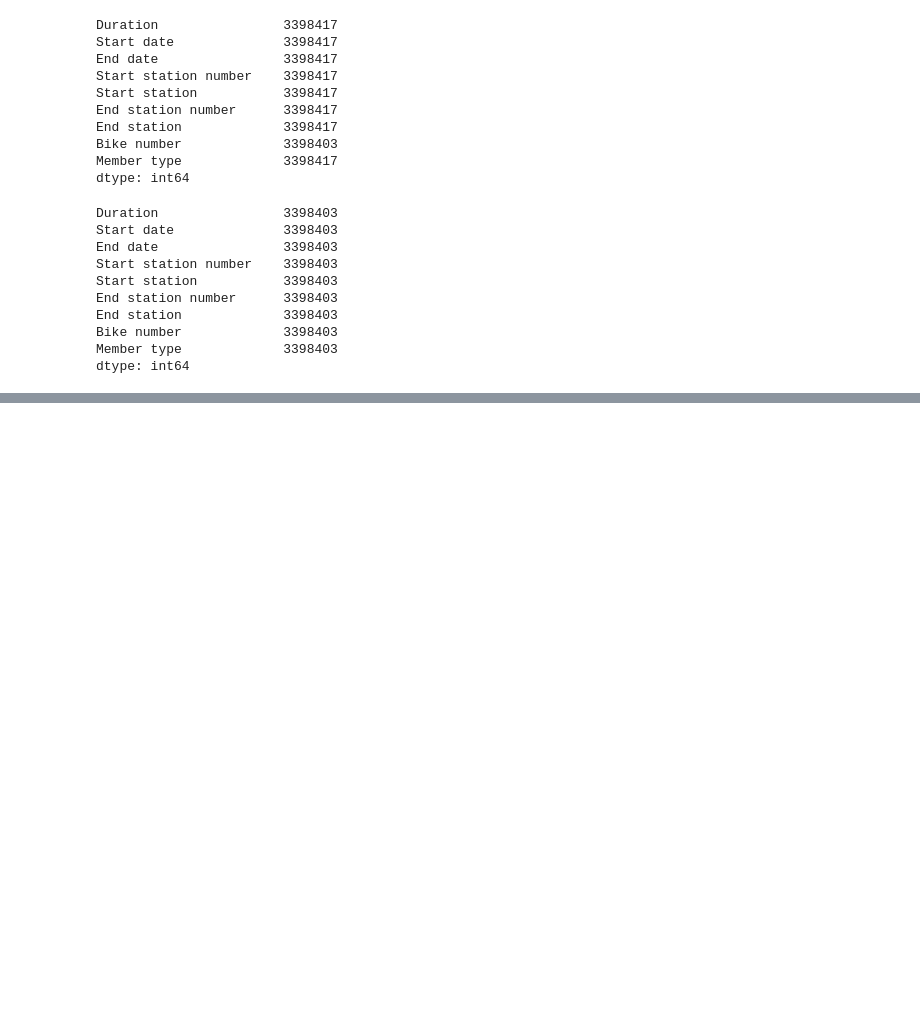
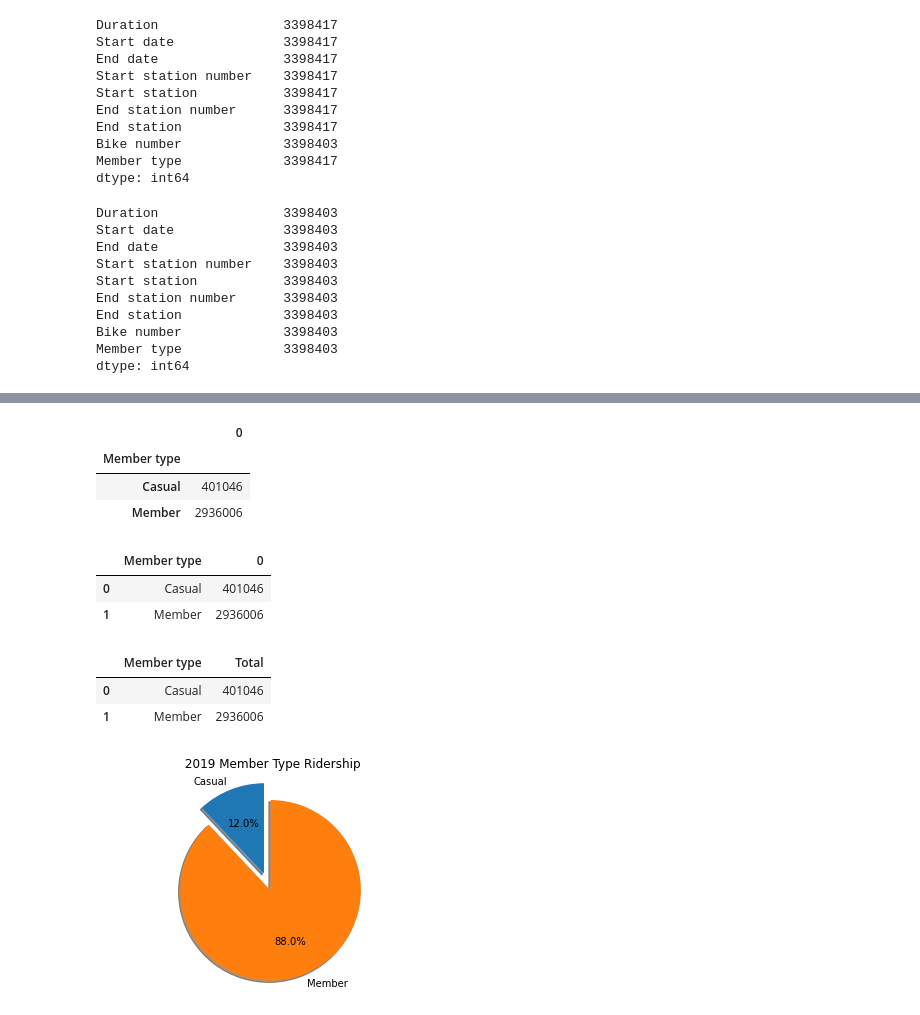
Before and after one commit to digantpatel87/Project1D2, a Jupyter notebook: Code/Project1D2.ipynb, the cells around one changed output, grey strips where cells are left out. Drawn from its saved outputs; the diff is of its cells as text; code cells hidden in the pictures; blank space fills up the shorter version.

```diff
--- a/Code/Project1D2.ipynb
+++ b/Code/Project1D2.ipynb
@@ -287,0 +561,44 @@ time_2020_sum
+# %%
+# 2019 Member Types
+rider_type_2019_df = combined_2019_df.copy()
+member_type_2019 = rider_type_2019_df.groupby(['Member type'])
+member_types_2019 = pd.DataFrame(member_type_2019.size())
+member_types_2019
+# %% [output]
+|  | 0 |
+| Member type |  |
+| Casual | 401046 |
+| Member | 2936006 |
+# %%
+member_types_2019 = member_types_2019.reset_index()
+member_types_2019
+# %% [output]
+|  | Member type | 0 |
+| 0 | Casual | 401046 |
+| 1 | Member | 2936006 |
+# %%
+member_types_2019.columns
+col= ['Member type', 'Total']
+member_types_2019.columns = col
+member_types_2019
+# %% [output]
+|  | Member type | Total |
+| 0 | Casual | 401046 |
+| 1 | Member | 2936006 |
+# %%
+# pie chart
+member_list_2019 = member_types_2019["Member type"].tolist()
+total_list_2019 = member_types_2019["Total"].tolist()
+# %%
+labels_2019 = member_list_2019
+sizes_2019 = total_list_2019
+explode = (0,0.2)
+
+fig1, ax1 = plt.subplots()
+ax1.pie(sizes_2019, explode=explode, labels=labels_2019, autopct='%1.1f%%',
+        shadow=True, startangle=90)
+ax1.axis('equal')  # Equal aspect ratio ensures that pie is drawn as a circle.
+plt.title(' 2019 Member Type Ridership')
+plt.show()
+# %% [output]
+[figure, added]
```
Also changed, not shown: parts of 34 cells of this notebook.
